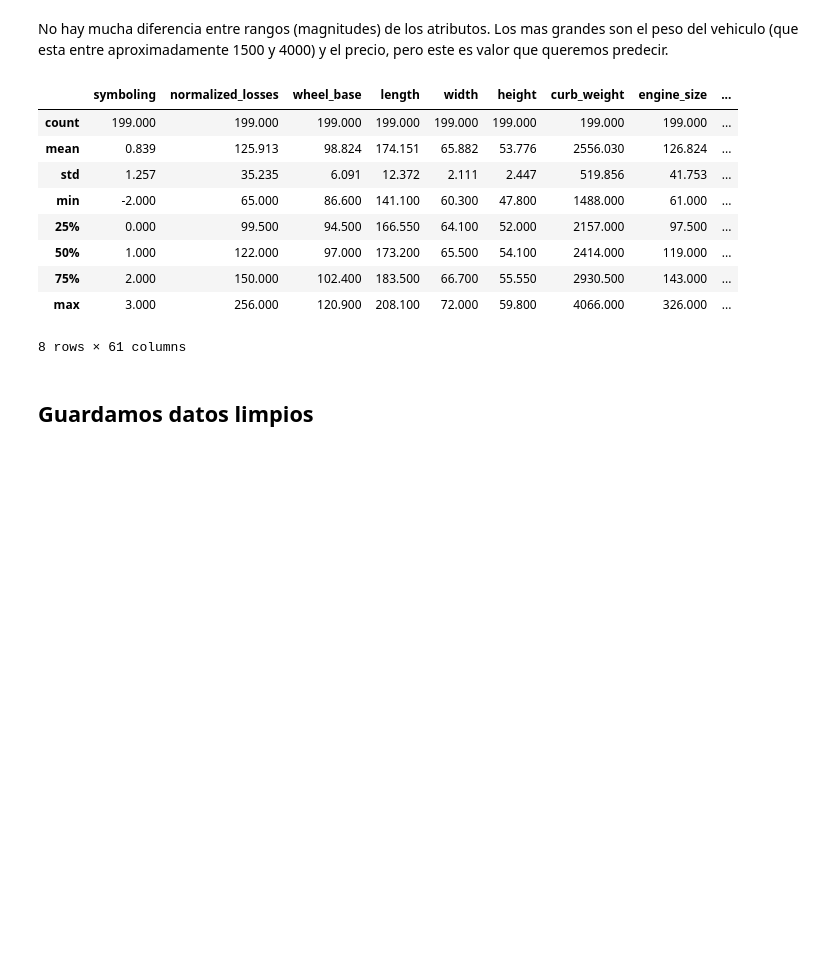
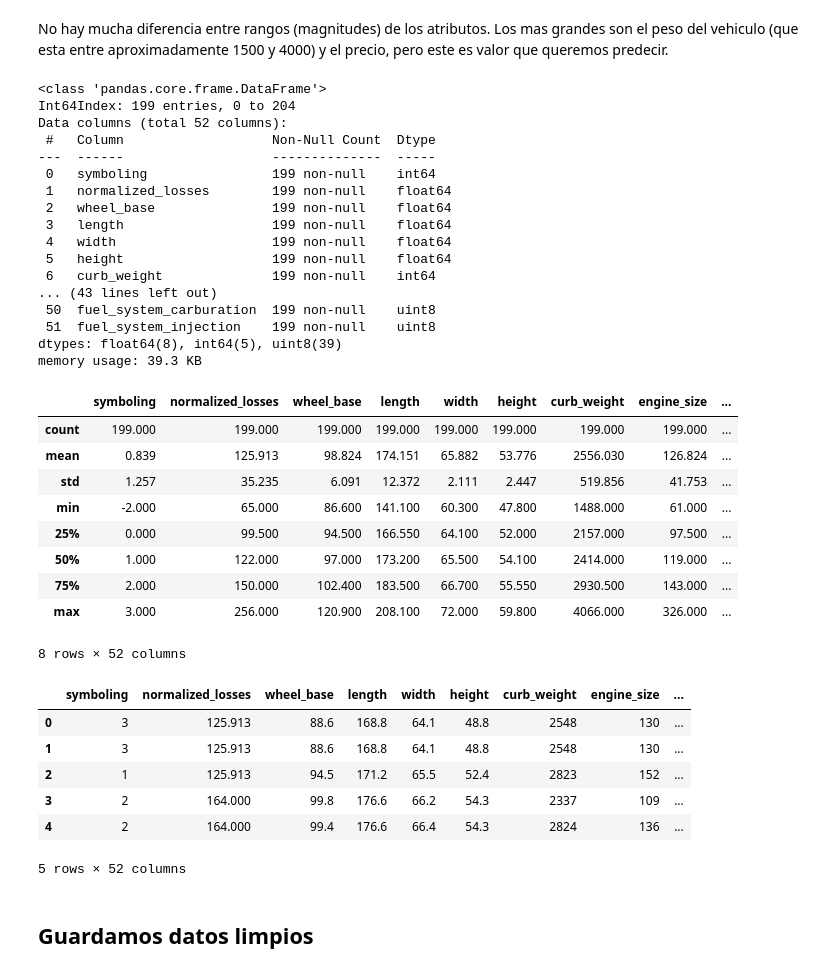
Before and after one commit to foster99/APA-FIB, a Jupyter notebook: pre_processing.ipynb, the cells around one changed output. Drawn from its saved outputs; the diff is of its cells as text; code cells hidden in the pictures; blank space fills up the shorter version.

```diff
--- a/pre_processing.ipynb
+++ b/pre_processing.ipynb
@@ -610,6 +610,7 @@ Es un atributo altamente desbalanceado que no parece separar ni entre gas/diesel
 plt.rcParams['figure.figsize']=(7,7);
 plt.bar(['std', 'turbo'], data.aspiration_std.value_counts());
 plt.title("Aspiration Counts");
+data.drop(columns=['aspiration_std'], inplace=True);
 # %% [output]
 [figure]
 # %% [markdown]
@@ -692,7 +693,7 @@ fuel_systems = ['fuel_system_1bbl', 'fuel_system_2bbl', 'fuel_system_4bbl',
                'fuel_system_idi', 'fuel_system_mfi', 'fuel_system_mpfi',
                'fuel_system_spdi', 'fuel_system_spfi']
 
-# data.drop(columns=fuel_systems, inplace=True)
+data.drop(columns=fuel_systems, inplace=True)
 data['fuel_system'] = data_aux.fuel_system
 data_no_OH['fuel_system'] = data_aux.fuel_system
 data = pd.get_dummies(data, columns=['fuel_system'], prefix=['fuel_system'])
@@ -713,18 +714,44 @@ data.drop(columns=['engine_location_front','engine_location_rear'], inplace=True
 # %% [markdown]
 No hay mucha diferencia entre rangos (magnitudes) de los atributos. Los mas grandes son el peso del vehiculo (que esta entre aproximadamente 1500 y 4000) y el precio, pero este es valor que queremos predecir.
 # %%
+data.info()
 data.describe()
+data.head()
 # %% [output]
+<class 'pandas.core.frame.DataFrame'>
+Int64Index: 199 entries, 0 to 204
+Data columns (total 52 columns):
+ #   Column                   Non-Null Count  Dtype
+---  ------                   --------------  -----
+ 0   symboling                199 non-null    int64
+ 1   normalized_losses        199 non-null    float64
+ 2   wheel_base               199 non-null    float64
+ 3   length                   199 non-null    float64
+ 4   width                    199 non-null    float64
+ 5   height                   199 non-null    float64
+ 6   curb_weight              199 non-null    int64
+... (43 lines left out)
+ 50  fuel_system_carburation  199 non-null    uint8
+ 51  fuel_system_injection    199 non-null    uint8
+dtypes: float64(8), int64(5), uint8(39)
+memory usage: 39.3 KB
 |  | symboling | normalized_losses | wheel_base | length | width | height | curb_weight | engine_size | ... |
 | count | 199.000 | 199.000 | 199.000 | 199.000 | 199.000 | 199.000 | 199.000 | 199.000 | ... |
 | mean | 0.839 | 125.913 | 98.824 | 174.151 | 65.882 | 53.776 | 2556.030 | 126.824 | ... |
 | std | 1.257 | 35.235 | 6.091 | 12.372 | 2.111 | 2.447 | 519.856 | 41.753 | ... |
 | min | -2.000 | 65.000 | 86.600 | 141.100 | 60.300 | 47.800 | 1488.000 | 61.000 | ... |
 | 25% | 0.000 | 99.500 | 94.500 | 166.550 | 64.100 | 52.000 | 2157.000 | 97.500 | ... |
 | 50% | 1.000 | 122.000 | 97.000 | 173.200 | 65.500 | 54.100 | 2414.000 | 119.000 | ... |
 | 75% | 2.000 | 150.000 | 102.400 | 183.500 | 66.700 | 55.550 | 2930.500 | 143.000 | ... |
 | max | 3.000 | 256.000 | 120.900 | 208.100 | 72.000 | 59.800 | 4066.000 | 326.000 | ... |
-8 rows × 61 columns
+8 rows × 52 columns
+|  | symboling | normalized_losses | wheel_base | length | width | height | curb_weight | engine_size | ... |
+| 0 | 3 | 125.913 | 88.6 | 168.8 | 64.1 | 48.8 | 2548 | 130 | ... |
+| 1 | 3 | 125.913 | 88.6 | 168.8 | 64.1 | 48.8 | 2548 | 130 | ... |
+| 2 | 1 | 125.913 | 94.5 | 171.2 | 65.5 | 52.4 | 2823 | 152 | ... |
+| 3 | 2 | 164.000 | 99.8 | 176.6 | 66.2 | 54.3 | 2337 | 109 | ... |
+| 4 | 2 | 164.000 | 99.4 | 176.6 | 66.4 | 54.3 | 2824 | 136 | ... |
+5 rows × 52 columns
 # %% [markdown]
 ## Guardamos datos limpios
 # %% [markdown]
```
Also changed, not shown: parts of 9 cells of this notebook, 32 other files.
